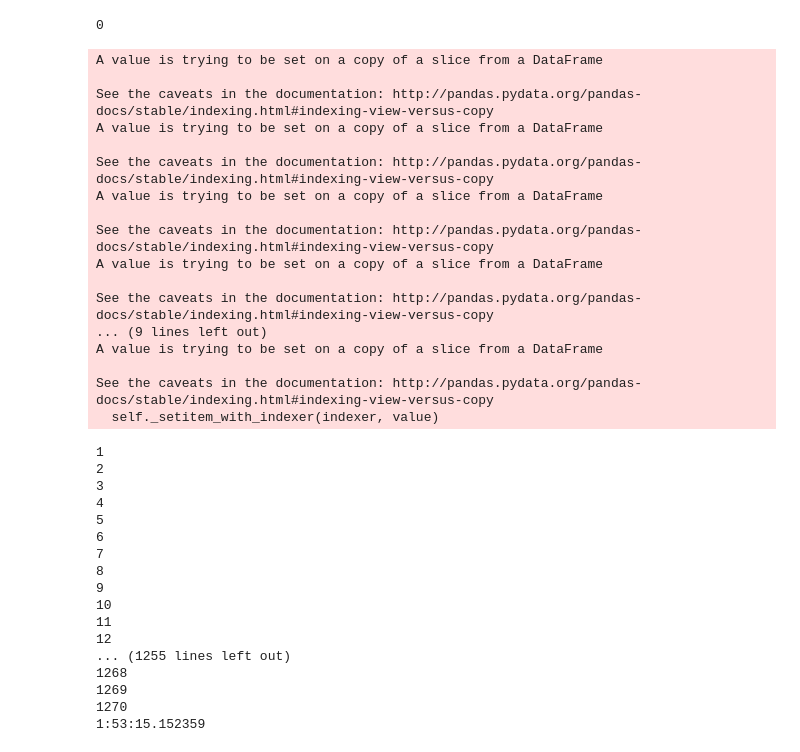
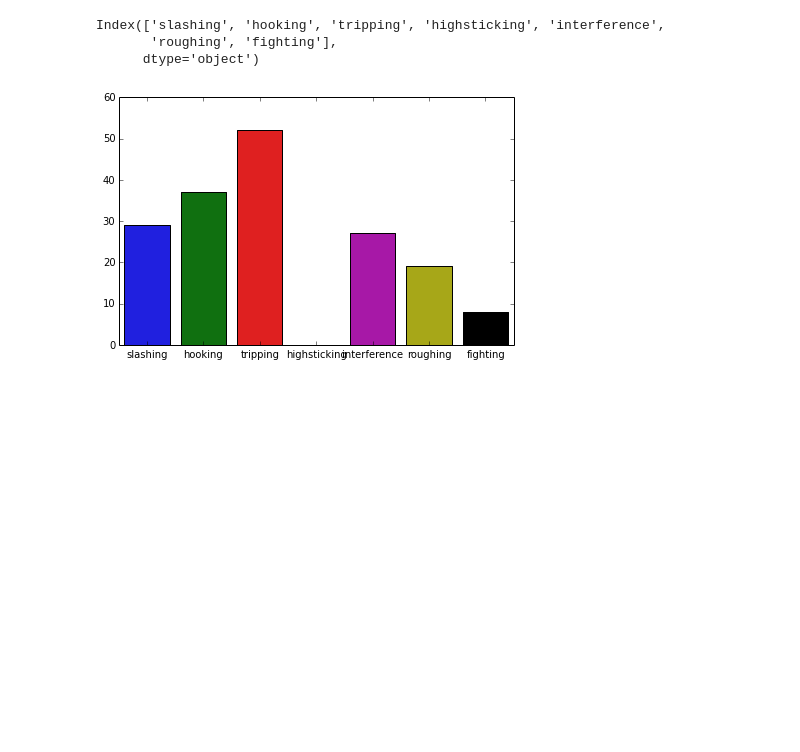
Before and after one commit to jayleww/NHLPenaltyTracking, a Jupyter notebook: Penalties Notebook - Functions - Current.ipynb, the cells around one changed output. Drawn from its saved outputs; the diff is of its cells as text; code cells hidden in the pictures; blank space fills up the shorter version.

Commit message:
Uploaded season data, fixed highsticking issue, started plotting code
Collected and uploaded season data. Fixed issue with not collecting highsticking calls. Began function to plot team data.

```diff
--- a/Penalties Notebook - Functions - Current.ipynb
+++ b/Penalties Notebook - Functions - Current.ipynb
@@ -274,41 +311,24 @@ def updateSeason(season_url):
-# %%
-#Proof of concept cell
-updateSeason('https://www.hockey-reference.com/leagues/NHL_2018_games.html')
-# %% [output]
-0
-A value is trying to be set on a copy of a slice from a DataFrame
-
-See the caveats in the documentation: http://pandas.pydata.org/pandas-docs/stable/indexing.html#indexing-view-versus-copy
-A value is trying to be set on a copy of a slice from a DataFrame
-
-See the caveats in the documentation: http://pandas.pydata.org/pandas-docs/stable/indexing.html#indexing-view-versus-copy
-A value is trying to be set on a copy of a slice from a DataFrame
-
-See the caveats in the documentation: http://pandas.pydata.org/pandas-docs/stable/indexing.html#indexing-view-versus-copy
-A value is trying to be set on a copy of a slice from a DataFrame
-
-See the caveats in the documentation: http://pandas.pydata.org/pandas-docs/stable/indexing.html#indexing-view-versus-copy
-... (9 lines left out)
-A value is trying to be set on a copy of a slice from a DataFrame
-
-See the caveats in the documentation: http://pandas.pydata.org/pandas-docs/stable/indexing.html#indexing-view-versus-copy
-  self._setitem_with_indexer(indexer, value)
-1
-2
-3
-4
-5
-6
-7
-8
-9
-10
-11
-12
-... (1255 lines left out)
-1268
-1269
-1270
-1:53:15.152359
 # %%
 ##Want to update with: handling of cancelled games -> weird case...
+# %%
+#Beginning of plotting code. Will need to recollect with fixed highsticking code, need to be able to take multiple
+#years, teams, etc.
+def teamPlot(name, year):
+    team_data = pd.read_csv('team_penalties_'+year, header=[0,1])
+    wanted_team = team_data[name]
+    penalties = wanted_team.columns.drop('total')
+    totals = []
+    for penalty in penalties:
+        totals.append(wanted_team[penalty].sum())
+
+    sns.barplot(x=penalties, y=totals)
+    print(penalties)
+    plt.tight_layout()
+    plt.show()
+# %%
+teamPlot('VEG', '2018')
+# %% [output]
+Index(['slashing', 'hooking', 'tripping', 'highsticking', 'interference',
+       'roughing', 'fighting'],
+      dtype='object')
+[figure, added]
```
Also changed, not shown: parts of 3 cells of this notebook, 8 other files.
